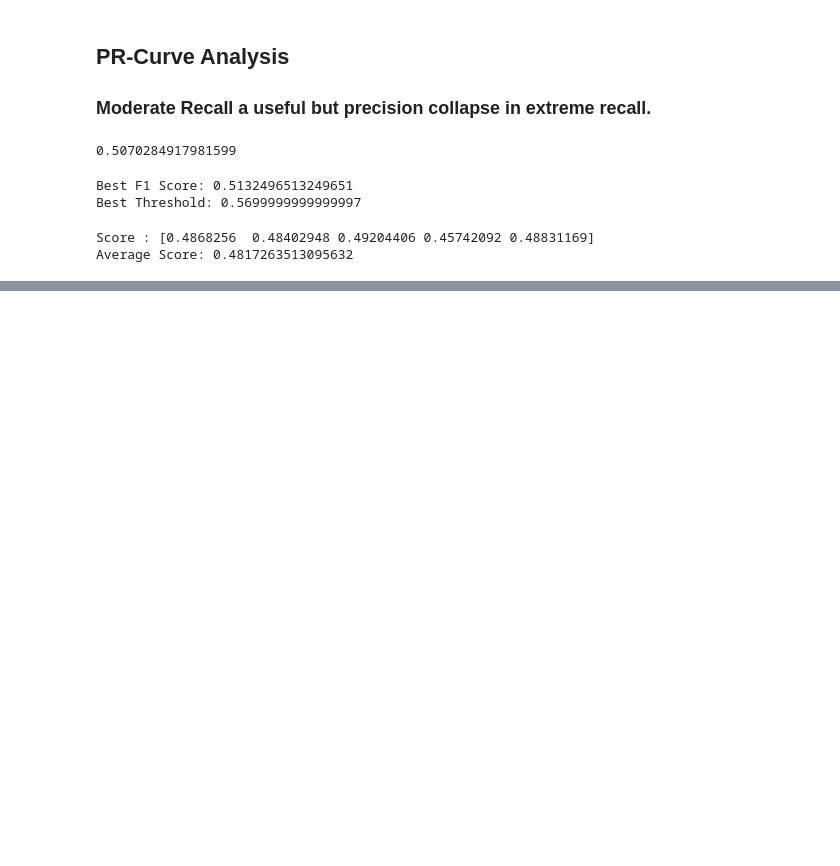
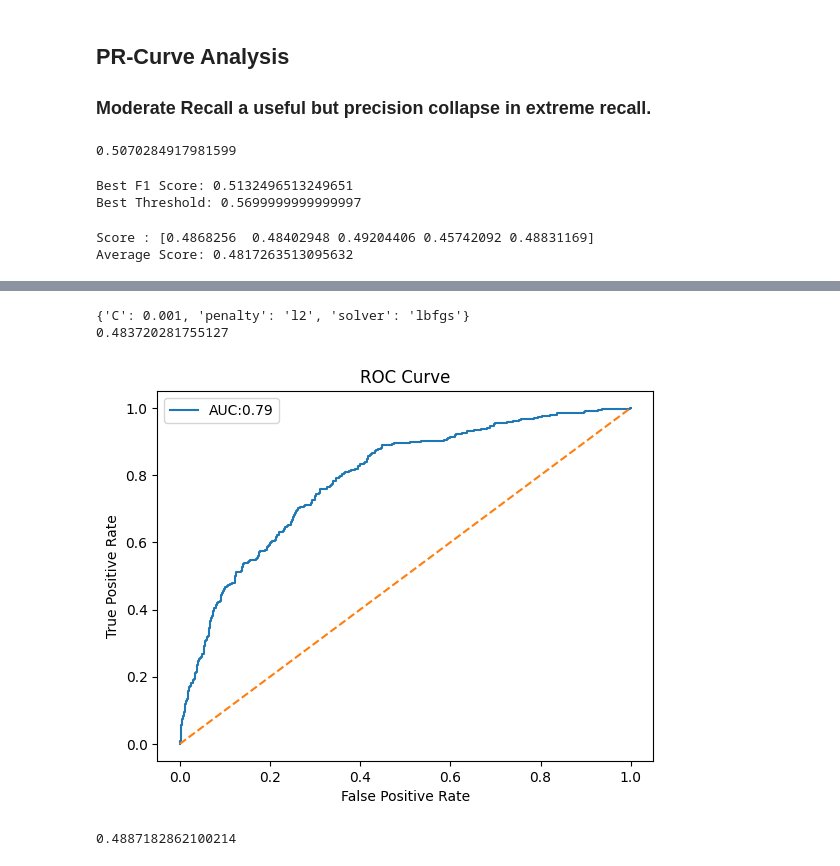
Before and after one commit to NaimPro-tech/Bank_Churn_Prediction_System, a Jupyter notebook: bank_customer_churn.ipynb, the cells around one changed output, grey strips where cells are left out. Cells and saved outputs as stored; diff of their text form; code cells hidden in the pictures; blank space fills up the shorter version.

Commit message:
ROC-AUC & PR-AUC implemention & Calibration Curve

```diff
--- a/bank_customer_churn.ipynb
+++ b/bank_customer_churn.ipynb
@@ -377,0 +365,28 @@ Average Score: 0.4817263513095632
+# %%
+params = [
+    {
+        "solver":["lbfgs"],
+        "penalty":["l2"],
+        "C":[0.001,0.01,0.1,1,10]
+    },
+
+    {
+        "solver":["liblinear"],
+        "penalty":["l1","l2"],
+        "C":[0.001,0.01,0.1,1,10]
+    }
+]
+
+grid = GridSearchCV(
+    LogisticRegression(
+        class_weight="balanced",
+        max_iter=1000
+    ),
+    param_grid=params,
+    cv=cv,
+    scoring='f1',
+    verbose=2,
+    n_jobs=-1
+)
+# %%
+grid.fit(X_train_scaled, y_train)
@@ -377,0 +404,32 @@ Average Score: 0.4817263513095632
+# %%
+print(grid.best_params_)
+print(grid.best_score_)
+# %% [output]
+{'C': 0.001, 'penalty': 'l2', 'solver': 'lbfgs'}
+0.483720281755127
+# %%
+best_model = grid.best_estimator_
+# %%
+y_prob_test = best_model.predict_proba(X_test_scaled)[:,1]
+# %%
+fpr, tpr, threshold = roc_curve(y_test, y_prob_test)
+roc_auc = auc(fpr, tpr)
+
+plt.plot(fpr, tpr, label=f"AUC:{roc_auc:.2f}")
+plt.plot([0,1], [0,1], '--')
+plt.title("ROC Curve")
+plt.xlabel("False Positive Rate")
+plt.ylabel("True Positive Rate")
+plt.legend()
+plt.show()
+# %% [output]
+[figure, added]
+# %%
+#best threshold
+j_scores = tpr-fpr
+best_idx = np.argmax(j_scores)
+best_threshold = threshold[best_idx]
+
+print(best_threshold)
+# %% [output]
+0.4887182862100214
```
Also changed, not shown: parts of 19 cells of this notebook.
